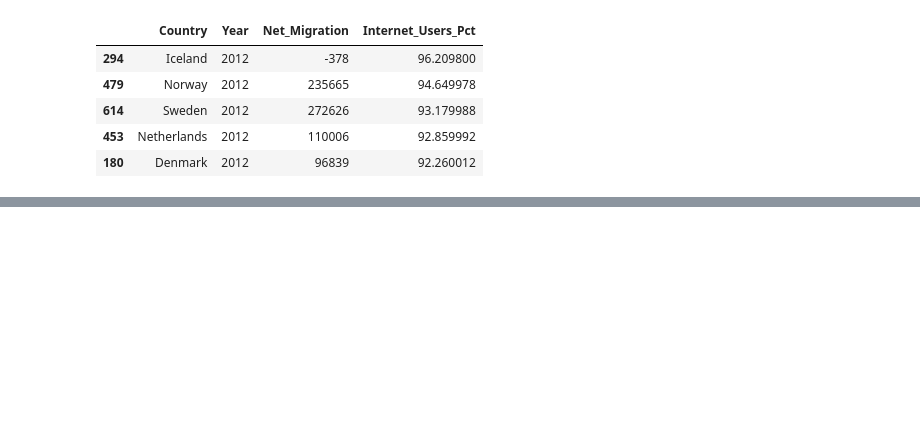
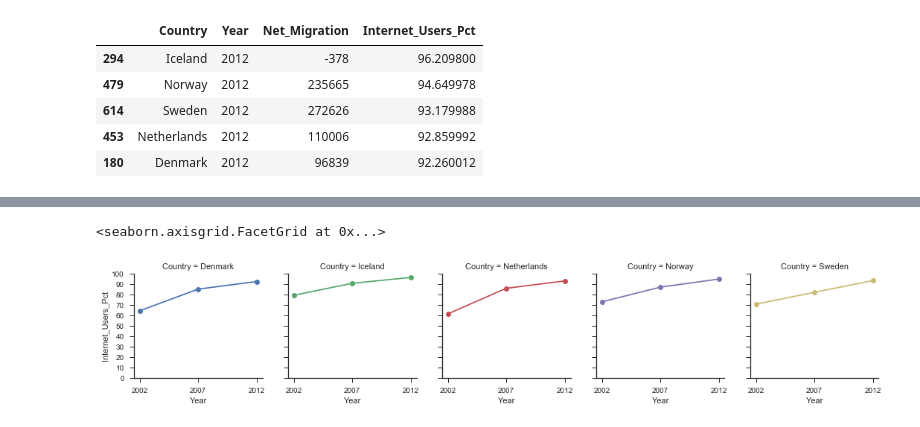
Before and after one commit to suhasinipallai/internet_migration_dq1, a Jupyter notebook: Data_Question1.ipynb, the cells around one changed output, grey strips where cells are left out. Drawn from its saved outputs; the diff is of its cells as text; code cells hidden in the pictures; blank space fills up the shorter version.

```diff
--- a/Data_Question1.ipynb
+++ b/Data_Question1.ipynb
@@ -408,5 +372,5 @@ Name: Internet_Users_Pct, dtype: float64
 # %%
-top_5 = merge_data020712[(merge_data020712['Country']=='Iceland') |
+top_5_Internet = merge_data020712[(merge_data020712['Country']=='Iceland') |
                  (merge_data020712['Country']=='Norway') |
                  (merge_data020712['Country']=='Sweden') |
                  (merge_data020712['Country']=='Denmark') |
@@ -425,0 +401,7 @@ memory usage: 600.0+ bytes
+# %%
+a = sns.FacetGrid(top_5_Internet,col="Country",hue="Country")
+a.map(plt.plot,"Year","Internet_Users_Pct",marker="o")
+a.set(xticks=[2002, 2007, 2012], yticks=[0,10,20,30,40,50,60,70,80,90,100])
+# %% [output]
+<seaborn.axisgrid.FacetGrid at 0x...>
+[figure, added]
```
Also changed, not shown: parts of 28 cells of this notebook.
